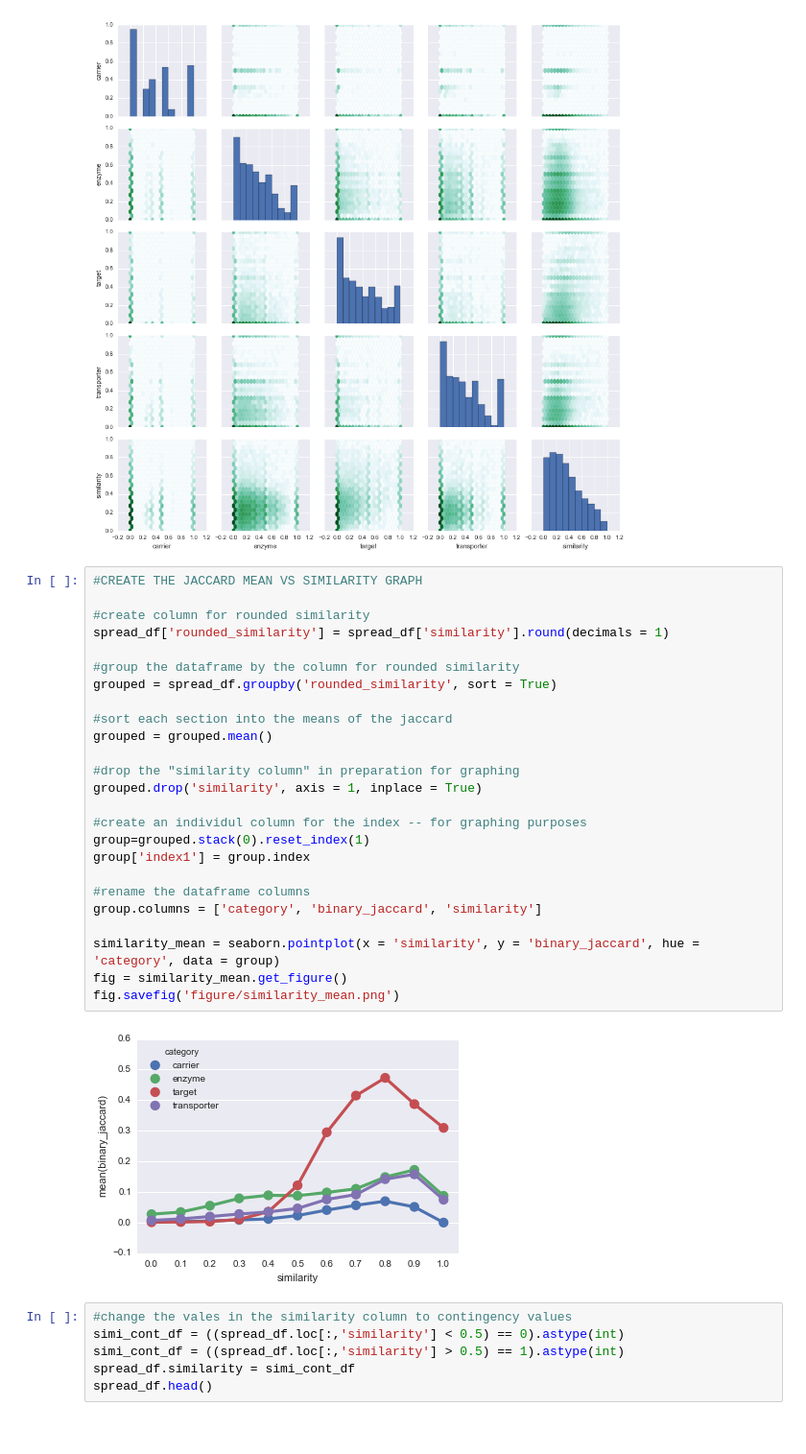
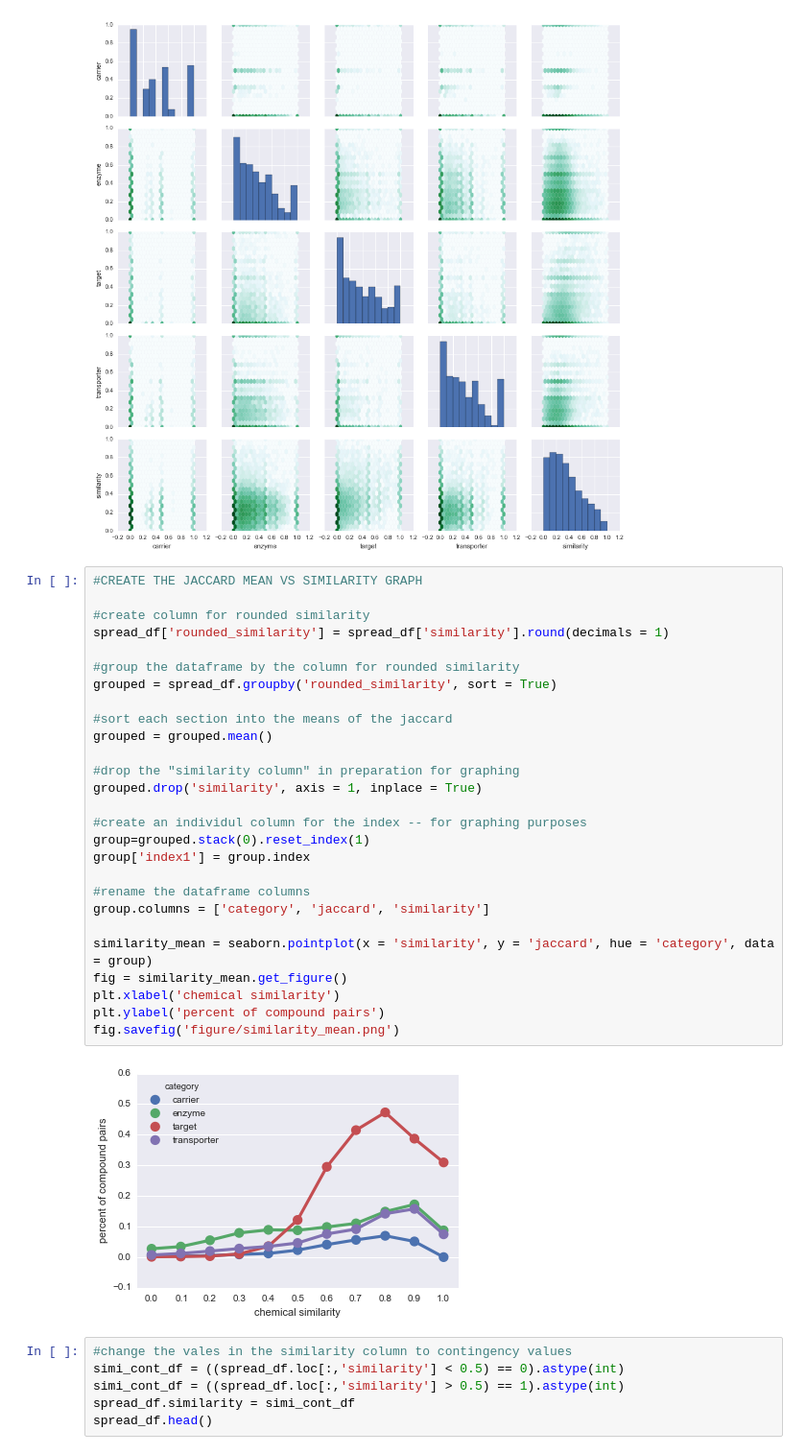
Before and after one commit to sabrinalchen/drugbank-similarity, a Jupyter notebook: similarities.ipynb, the cells around one changed output. Shown at 96% size. Saved outputs shown, nothing was run; the diff lists cells and outputs as text.

Commit message:
set axis title for mean_similarity graph

```diff
--- a/similarities.ipynb
+++ b/similarities.ipynb
@@ -110,30 +110,32 @@ g.savefig("figure/similarity.png", dpi = 200)
 # %%
 #CREATE THE JACCARD MEAN VS SIMILARITY GRAPH
 
 #create column for rounded similarity
 spread_df['rounded_similarity'] = spread_df['similarity'].round(decimals = 1)
 
 #group the dataframe by the column for rounded similarity
 grouped = spread_df.groupby('rounded_similarity', sort = True)
 
 #sort each section into the means of the jaccard
 grouped = grouped.mean()
 
 #drop the "similarity column" in preparation for graphing
 grouped.drop('similarity', axis = 1, inplace = True)
 
 #create an individul column for the index -- for graphing purposes
 group=grouped.stack(0).reset_index(1)
 group['index1'] = group.index
 
 #rename the dataframe columns
-group.columns = ['category', 'binary_jaccard', 'similarity']
+group.columns = ['category', 'jaccard', 'similarity']
 
-similarity_mean = seaborn.pointplot(x = 'similarity', y = 'binary_jaccard', hue = 'category', data = group)
+similarity_mean = seaborn.pointplot(x = 'similarity', y = 'jaccard', hue = 'category', data = group)
 fig = similarity_mean.get_figure()
+plt.xlabel('chemical similarity')
+plt.ylabel('percent of compound pairs')
 fig.savefig('figure/similarity_mean.png')
 # %% [output]
-[figure, old version]
+[figure, new version]
 # %%
 #change the vales in the similarity column to contingency values
 simi_cont_df = ((spread_df.loc[:,'similarity'] < 0.5) == 0).astype(int)
```
Also changed, not shown: 1 other file.
